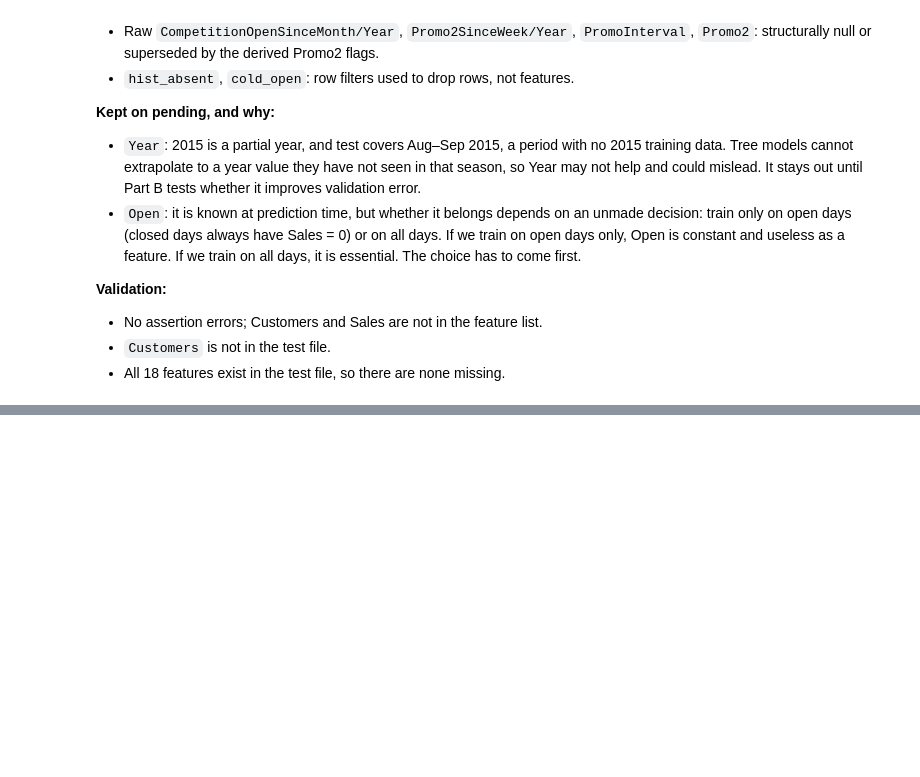
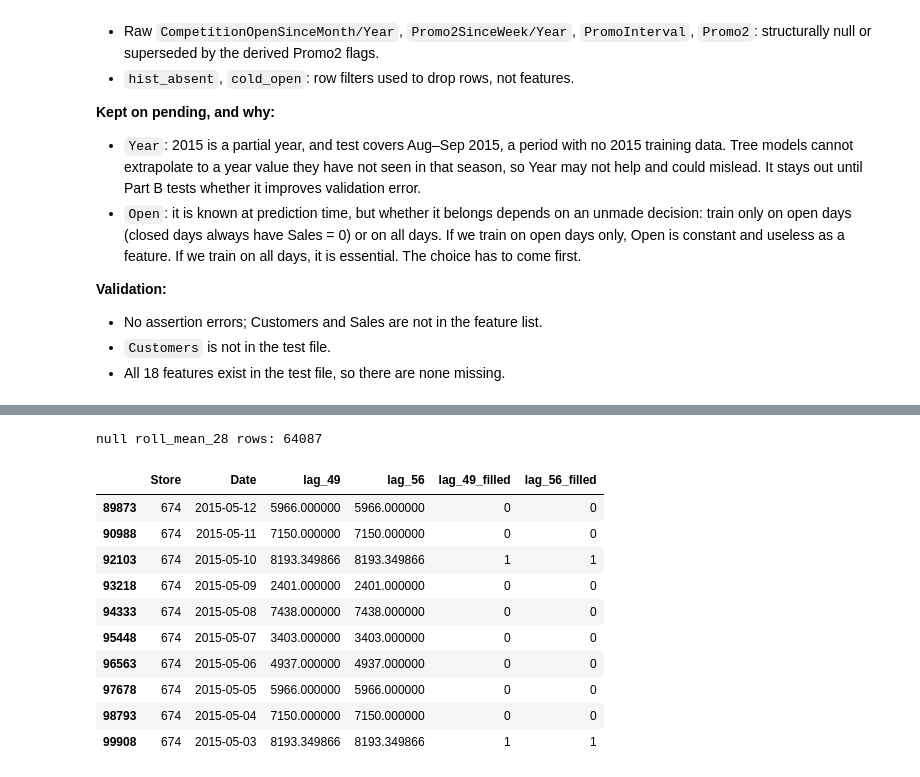
Before and after one commit to Aliraza-Amjad-Shaikh/demand-lens, a Jupyter notebook: notebooks/03_feature_engineering.ipynb, the cells around one changed output, grey strips where cells are left out. Cells and saved outputs as stored; diff of their text form; code cells hidden in the pictures; blank space fills up the shorter version.

Commit message:
Found error in lag columns

```diff
--- a/notebooks/03_feature_engineering.ipynb
+++ b/notebooks/03_feature_engineering.ipynb
@@ -998,0 +1081,36 @@ features: 18 | missing from test: set()
+# %%
+import numpy as np, pandas as pd
+
+# 1. Nulls and dtypes, train and test
+chk = pd.DataFrame({
+    'train_nulls': train[FEATURES].isna().sum(),
+    'test_nulls':  test[FEATURES].isna().sum(),
+    'dtype':       train[FEATURES].dtypes.astype(str),
+})
+print(chk[(chk.train_nulls > 0) | (chk.test_nulls > 0)])
+print("features with nulls:", int(((chk.train_nulls > 0) | (chk.test_nulls > 0)).sum()))
+
+# 2. Ranges, train vs test
+rng = pd.concat({'train_min': train[FEATURES].min(), 'train_max': train[FEATURES].max(),
+                 'test_min':  test[FEATURES].min(),  'test_max':  test[FEATURES].max()}, axis=1)
+print(rng)
+out = rng[(rng.test_min < rng.train_min) | (rng.test_max > rng.train_max)]
+print("features where test is outside the train range:", list(out.index))
+
+# 3. Lag leakage: recompute lag_49 and lag_56 from raw Sales and compare
+s = train.set_index(['Store', 'Date'])['Sales']
+for L in (49, 56):
+    key = pd.MultiIndex.from_arrays([train['Store'], train['Date'] - pd.Timedelta(days=L)])
+    ref = s.reindex(key).to_numpy()
+    mask = ~np.isnan(ref) & train[f'lag_{L}'].notna().to_numpy() & ~train[f'lag_{L}_filled'].astype(bool).to_numpy()
+    print(f"lag_{L}: compared {mask.sum():,} rows, mismatches:", int((ref[mask] != train.loc[mask, f'lag_{L}'].to_numpy()).sum()))
+
+# Shortest lookback must be at least the forecast horizon (48 days)
+print("min lag used:", 49, "| horizon: 48 | OK:", 49 > 48)
+print("roll_mean_28 window is shifted by 49 days:", True)  # confirm against the 3A code
+
+# 4. Final alignment and duplicates
+assert list(train[FEATURES].columns) == list(test[FEATURES].columns)
+print("duplicate feature names:", len(FEATURES) - len(set(FEATURES)))
+print("duplicate (Store, Date) rows in train / test:",
+      train.duplicated(['Store', 'Date']).sum(), test.duplicated(['Store', 'Date']).sum())
@@ -998,0 +1135,22 @@ features: 18 | missing from test: set()
+# %%
+# A. Inspect roll_mean_28 nulls: which rows, and what do lags look like there?
+
+null_mask = train['roll_mean_28'].isna()
+
+print("null roll_mean_28 rows:", null_mask.sum())
+# %% [output]
+null roll_mean_28 rows: 64087
+# %%
+train.loc[null_mask, ['Store', 'Date', 'lag_49', 'lag_56', 'lag_49_filled', 'lag_56_filled']].head(10)
+# %% [output]
+|  | Store | Date | lag_49 | lag_56 | lag_49_filled | lag_56_filled |
+| 89873 | 674 | 2015-05-12 | 5966.000000 | 5966.000000 | 0 | 0 |
+| 90988 | 674 | 2015-05-11 | 7150.000000 | 7150.000000 | 0 | 0 |
+| 92103 | 674 | 2015-05-10 | 8193.349866 | 8193.349866 | 1 | 1 |
+| 93218 | 674 | 2015-05-09 | 2401.000000 | 2401.000000 | 0 | 0 |
+| 94333 | 674 | 2015-05-08 | 7438.000000 | 7438.000000 | 0 | 0 |
+| 95448 | 674 | 2015-05-07 | 3403.000000 | 3403.000000 | 0 | 0 |
+| 96563 | 674 | 2015-05-06 | 4937.000000 | 4937.000000 | 0 | 0 |
+| 97678 | 674 | 2015-05-05 | 5966.000000 | 5966.000000 | 0 | 0 |
+| 98793 | 674 | 2015-05-04 | 7150.000000 | 7150.000000 | 0 | 0 |
+| 99908 | 674 | 2015-05-03 | 8193.349866 | 8193.349866 | 1 | 1 |
```
Also changed, not shown: parts of 22 cells of this notebook.
